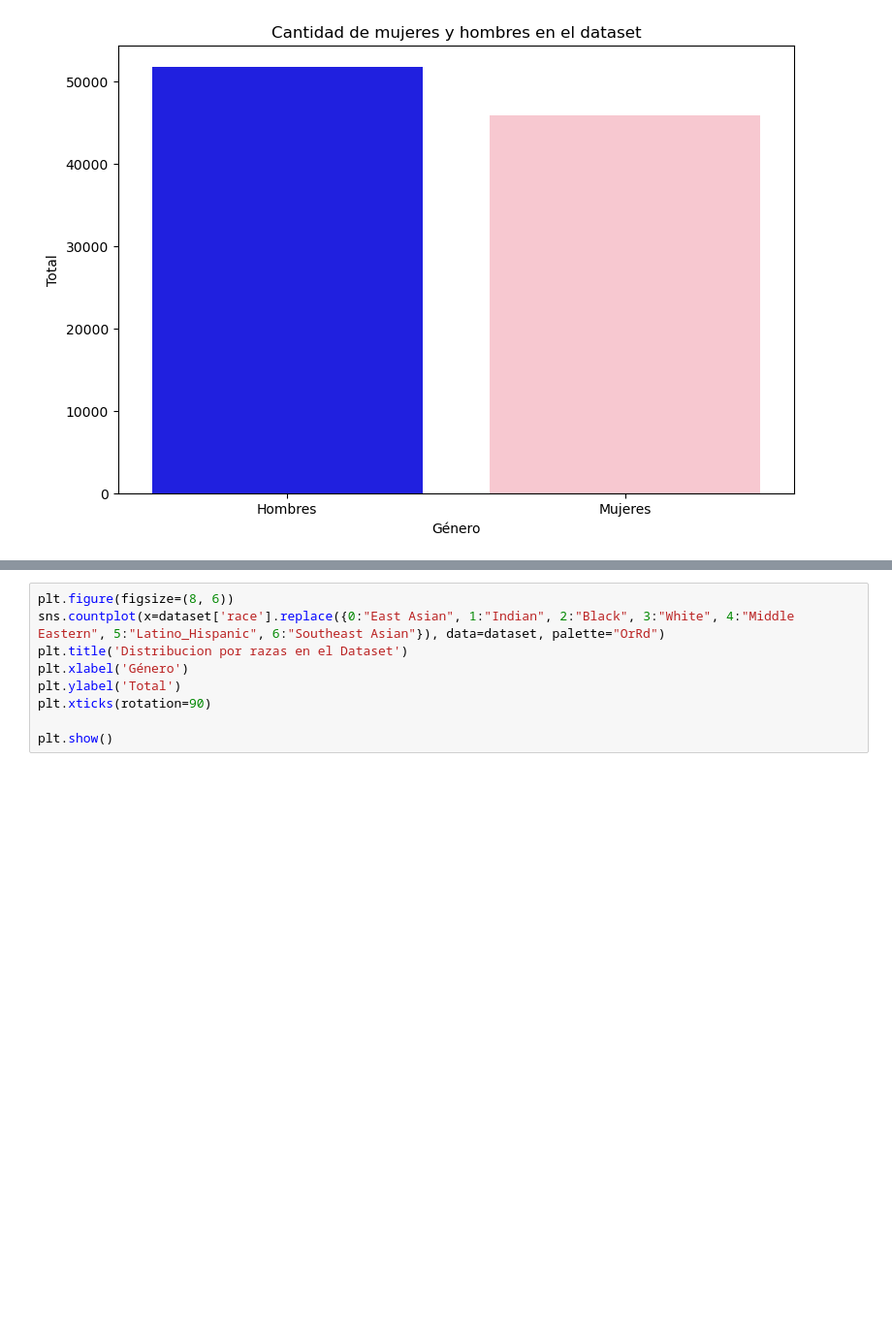
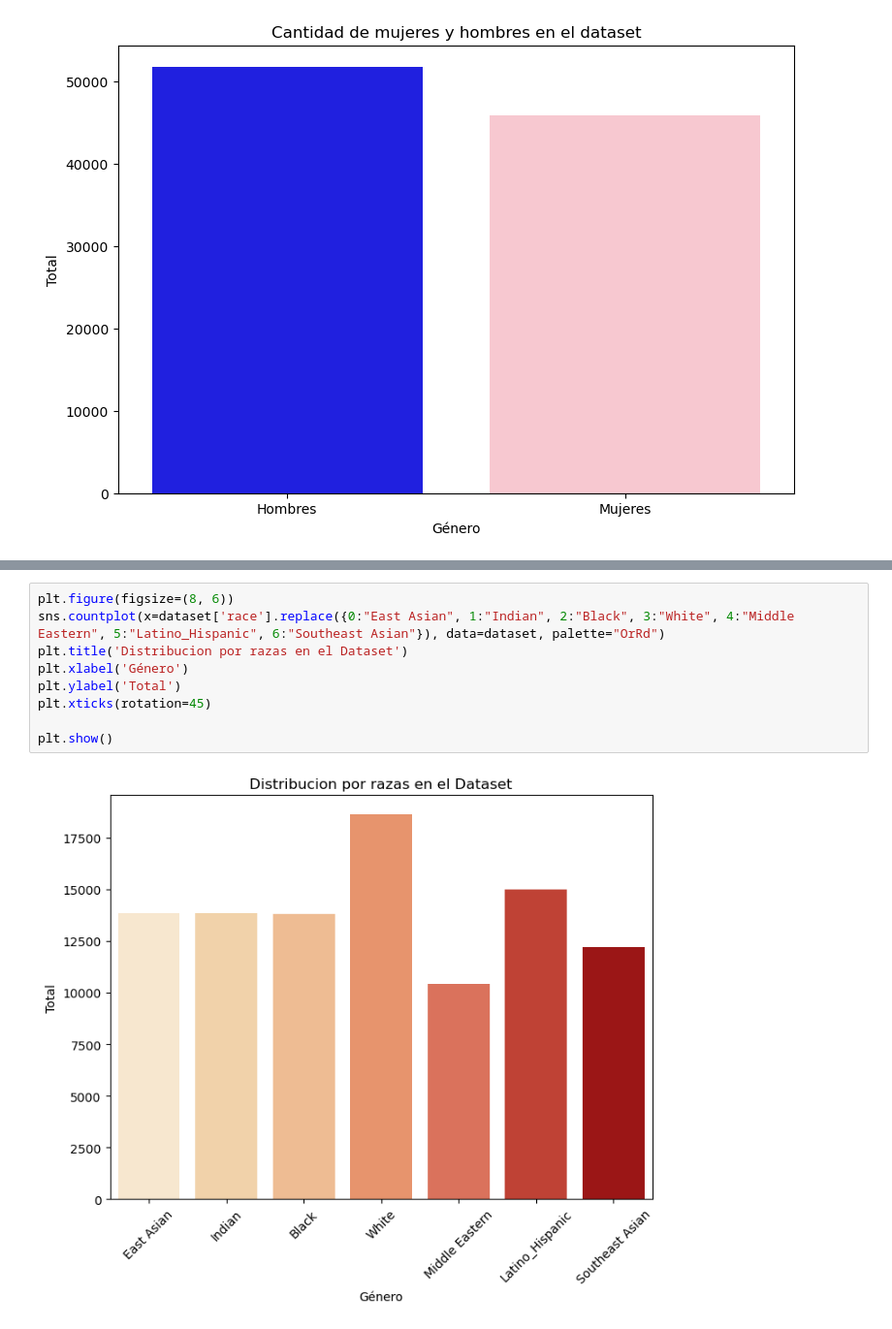
Before and after one commit to mariandc18/Bias-detection-in-age-recognition-from-photos, a Jupyter notebook: dataset_analysis.ipynb, the cells around one changed output, grey strips where cells are left out. Shown: that part at 97% size. Saved outputs shown, nothing was run; the diff lists cells and outputs as text; blank space fills up the shorter version.

```diff
--- a/dataset_analysis.ipynb
+++ b/dataset_analysis.ipynb
@@ -41,9 +114,11 @@ plt.show()
 # %%
 plt.figure(figsize=(8, 6))
 sns.countplot(x=dataset['race'].replace({0:"East Asian", 1:"Indian", 2:"Black", 3:"White", 4:"Middle Eastern", 5:"Latino_Hispanic", 6:"Southeast Asian"}), data=dataset, palette="OrRd")
 plt.title('Distribucion por razas en el Dataset')
 plt.xlabel('Género')
 plt.ylabel('Total')
-plt.xticks(rotation=90)
+plt.xticks(rotation=45)
 
 plt.show()
+# %% [output]
+[figure, added]
```
Also changed, not shown: parts of 9 cells of this notebook, 2 other files.
